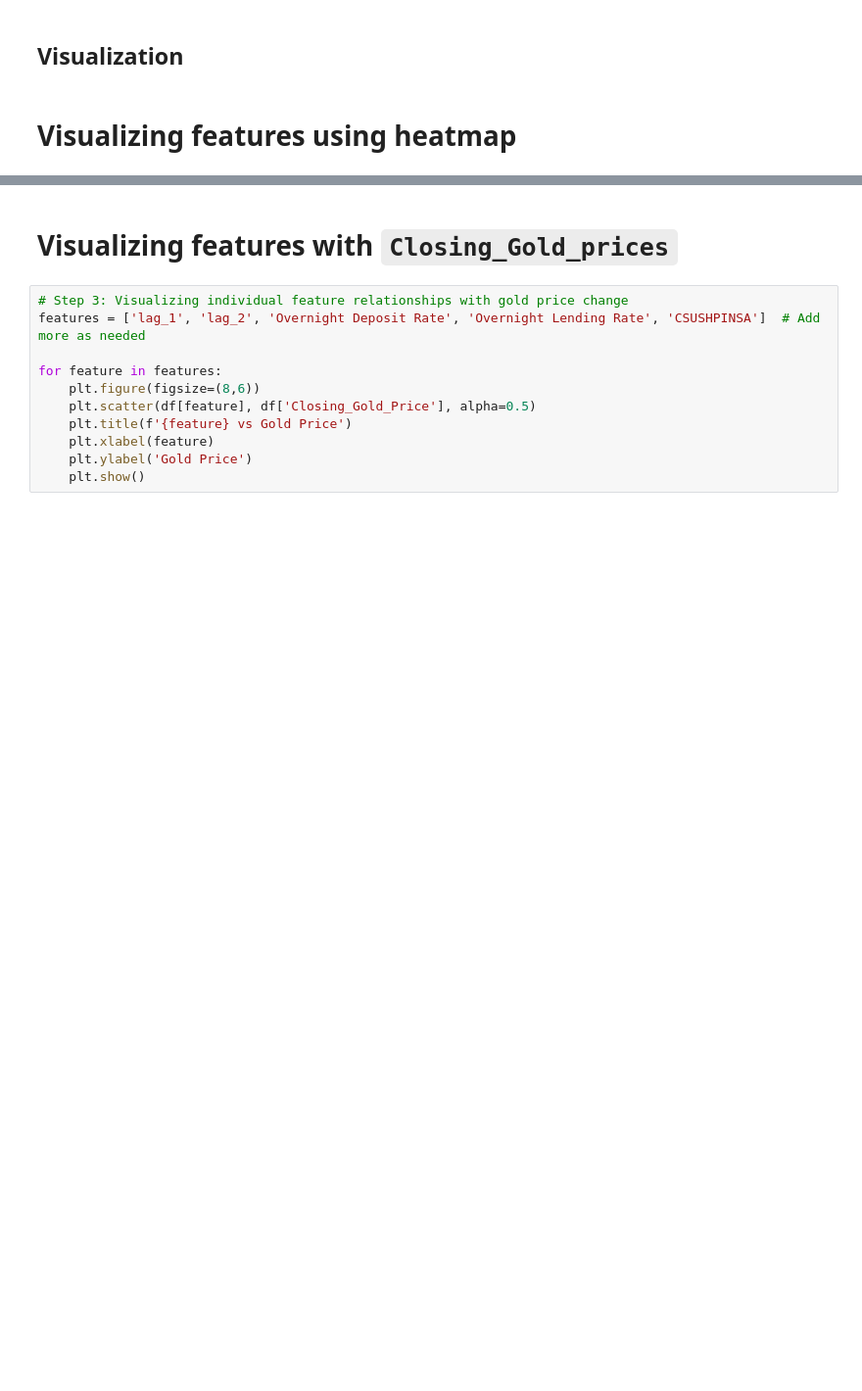
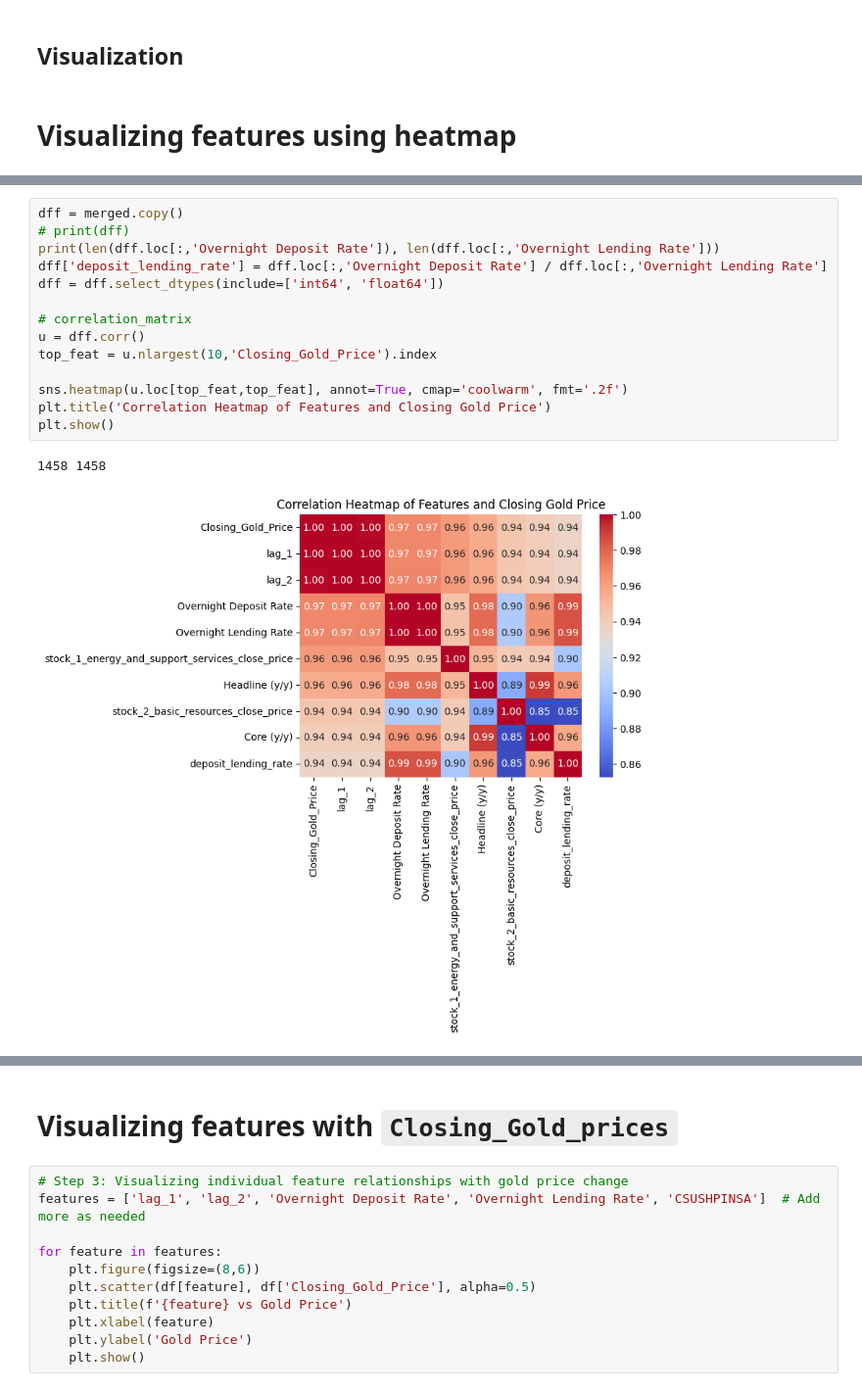
Before and after one commit to mazenwk/beltone-hackathon, a Jupyter notebook: src/Workout/Skeleton.ipynb, the cells around one changed output, grey strips where cells are left out. Shown at 98% size. Saved outputs shown, nothing was run; the diff lists cells and outputs as text; blank space fills up the shorter version.

```diff
--- a/src/Workout/Skeleton.ipynb
+++ b/src/Workout/Skeleton.ipynb
@@ -185,0 +190,17 @@ plt.show()
+# %%
+dff = merged.copy()
+# print(dff)
+print(len(dff.loc[:,'Overnight Deposit Rate']), len(dff.loc[:,'Overnight Lending Rate']))
+dff['deposit_lending_rate'] = dff.loc[:,'Overnight Deposit Rate'] / dff.loc[:,'Overnight Lending Rate']
+dff = dff.select_dtypes(include=['int64', 'float64'])
+
+# correlation_matrix
+u = dff.corr()
+top_feat = u.nlargest(10,'Closing_Gold_Price').index
+
+sns.heatmap(u.loc[top_feat,top_feat], annot=True, cmap='coolwarm', fmt='.2f')
+plt.title('Correlation Heatmap of Features and Closing Gold Price')
+plt.show()
+# %% [output]
+1458 1458
+[figure, added]
```
Also changed, not shown: parts of 3 cells of this notebook.
